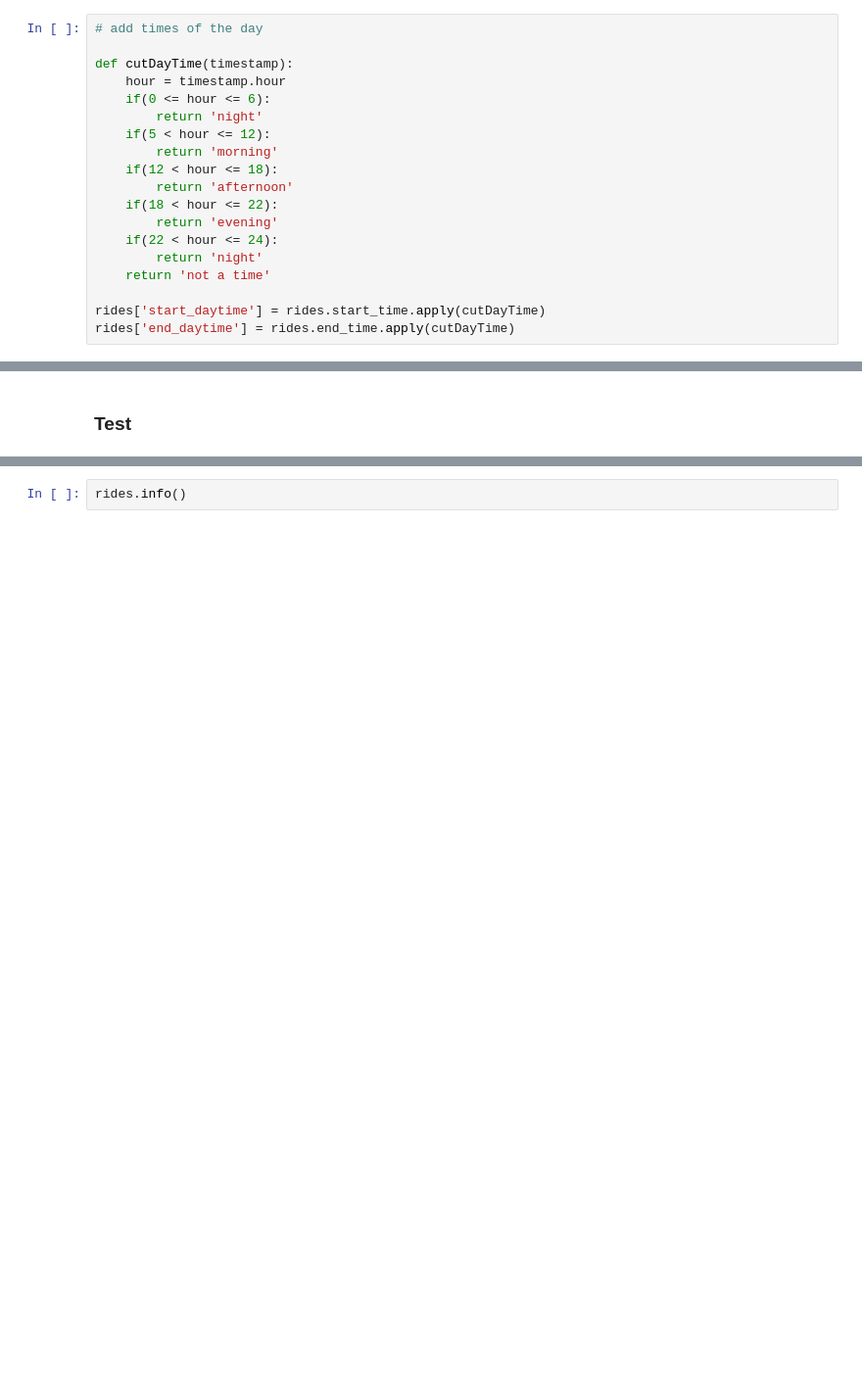
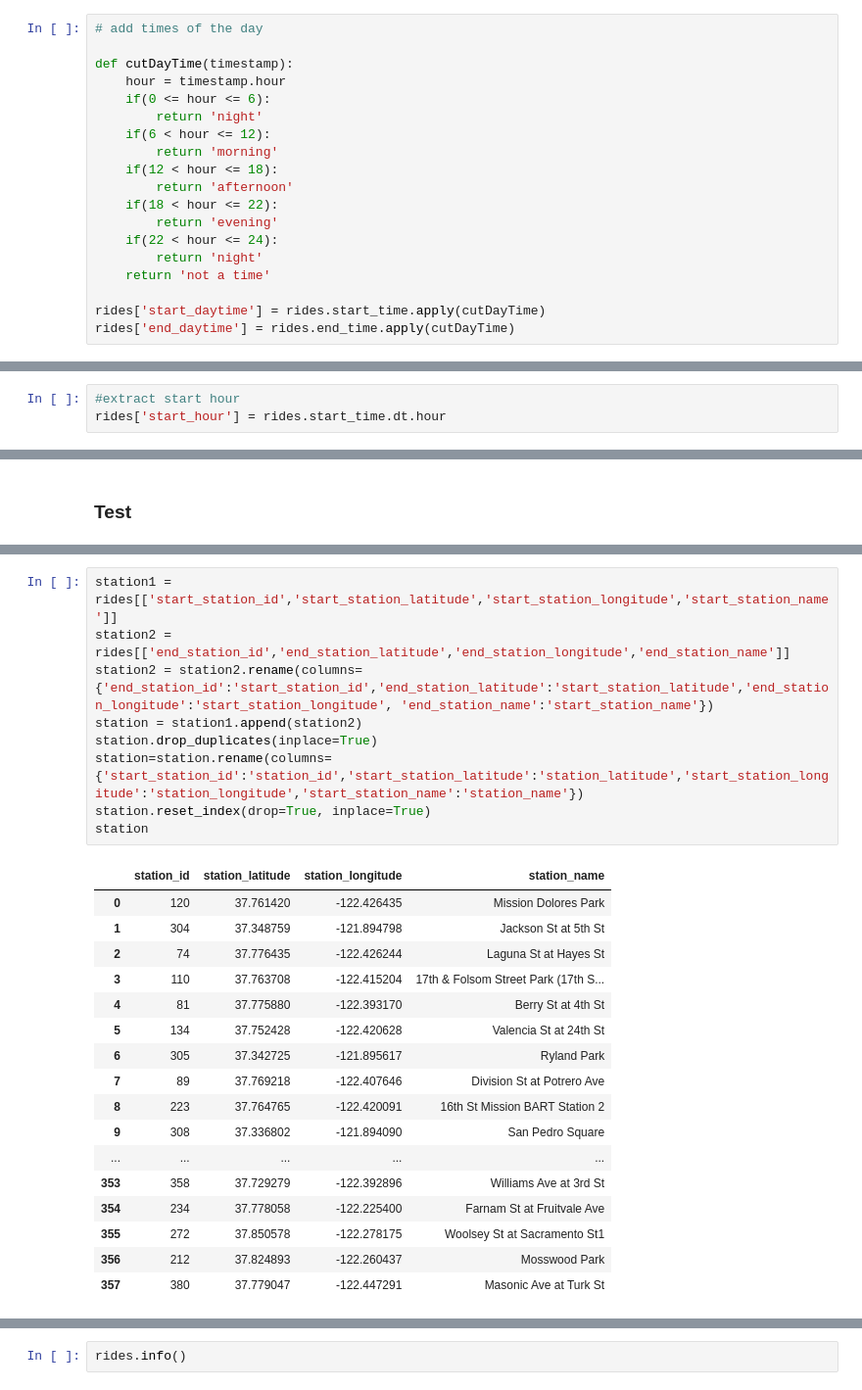
Before and after one commit to infoStunde/DAND-Project5, a Jupyter notebook: DownloadAndCleanData.ipynb, the cells around one changed output, grey strips where cells are left out. Shown: that part at 98% size. Saved outputs shown, nothing was run; the diff lists cells and outputs as text; blank space fills up the shorter version.

```diff
--- a/DownloadAndCleanData.ipynb
+++ b/DownloadAndCleanData.ipynb
@@ -194,7 +194,7 @@ def cutDayTime(timestamp):
     hour = timestamp.hour
     if(0 <= hour <= 6):
         return 'night'
-    if(5 < hour <= 12):
+    if(6 < hour <= 12):
         return 'morning'
     if(12 < hour <= 18):
         return 'afternoon'
@@ -250,3 +250,6 @@ Try using .loc[row_indexer,col_indexer] = value instead
 
 See the caveats in the documentation: http://pandas.pydata.org/pandas-docs/stable/indexing.html#indexing-view-versus-copy
   from ipykernel import kernelapp as app
+# %%
+#extract start hour
+rides['start_hour'] = rides.start_time.dt.hour
@@ -273,0 +320,27 @@ rides.head()
+# %%
+station1 = rides[['start_station_id','start_station_latitude','start_station_longitude','start_station_name']]
+station2 = rides[['end_station_id','end_station_latitude','end_station_longitude','end_station_name']]
+station2 = station2.rename(columns={'end_station_id':'start_station_id','end_station_latitude':'start_station_latitude','end_station_longitude':'start_station_longitude', 'end_station_name':'start_station_name'})
+station = station1.append(station2)
+station.drop_duplicates(inplace=True)
+station=station.rename(columns={'start_station_id':'station_id','start_station_latitude':'station_latitude','start_station_longitude':'station_longitude','start_station_name':'station_name'})
+station.reset_index(drop=True, inplace=True)
+station
+# %% [output]
+|  | station_id | station_latitude | station_longitude | station_name |
+| 0 | 120 | 37.761420 | -122.426435 | Mission Dolores Park |
+| 1 | 304 | 37.348759 | -121.894798 | Jackson St at 5th St |
+| 2 | 74 | 37.776435 | -122.426244 | Laguna St at Hayes St |
+| 3 | 110 | 37.763708 | -122.415204 | 17th & Folsom Street Park (17th S... |
+| 4 | 81 | 37.775880 | -122.393170 | Berry St at 4th St |
+| 5 | 134 | 37.752428 | -122.420628 | Valencia St at 24th St |
+| 6 | 305 | 37.342725 | -121.895617 | Ryland Park |
+| 7 | 89 | 37.769218 | -122.407646 | Division St at Potrero Ave |
+| 8 | 223 | 37.764765 | -122.420091 | 16th St Mission BART Station 2 |
+| 9 | 308 | 37.336802 | -121.894090 | San Pedro Square |
+| ... | ... | ... | ... | ... |
+| 353 | 358 | 37.729279 | -122.392896 | Williams Ave at 3rd St |
+| 354 | 234 | 37.778058 | -122.225400 | Farnam St at Fruitvale Ave |
+| 355 | 272 | 37.850578 | -122.278175 | Woolsey St at Sacramento St1 |
+| 356 | 212 | 37.824893 | -122.260437 | Mosswood Park |
+| 357 | 380 | 37.779047 | -122.447291 | Masonic Ave at Turk St |
```
Also changed, not shown: parts of 10 cells of this notebook, 1 other file.
